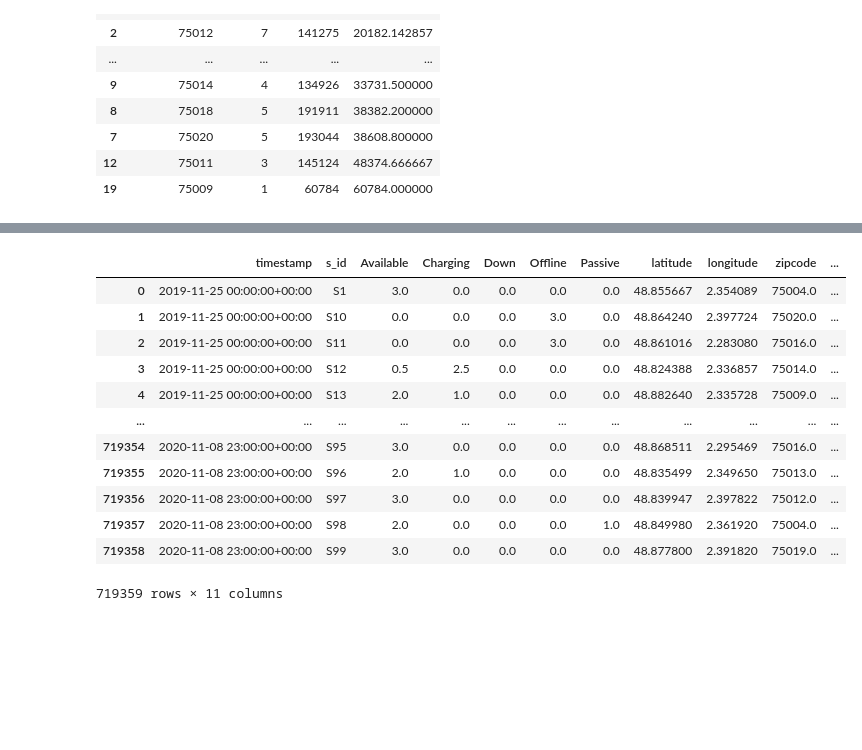
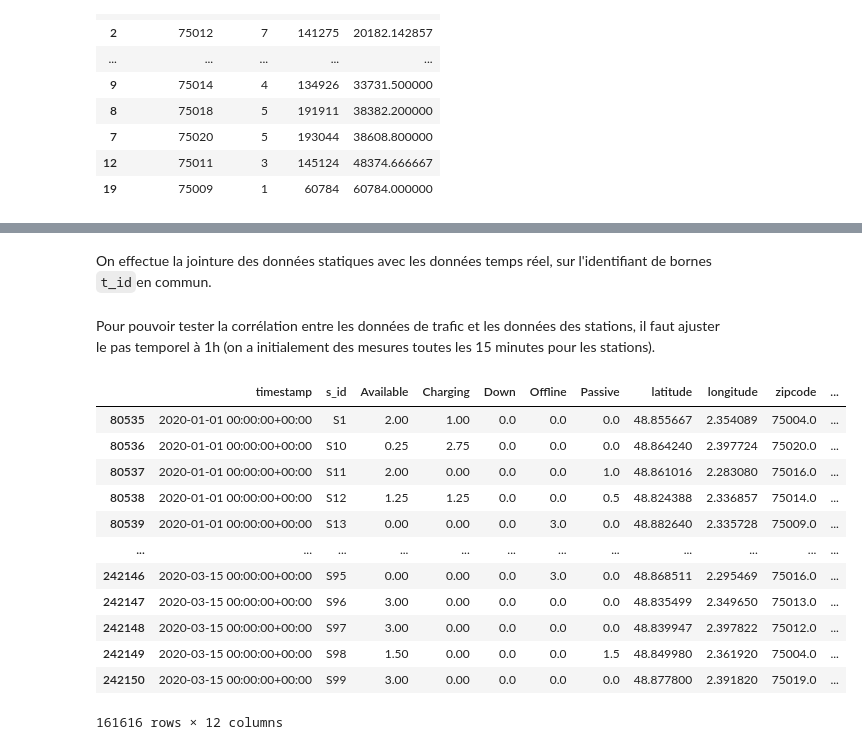
Before and after one commit to dantruski/Projet-Python-DS-Belib, a Jupyter notebook: main.ipynb, the cells around one changed output, grey strips where cells are left out. Saved outputs shown, nothing was run; the diff lists cells and outputs as text; code cells hidden in the pictures; blank space fills up the shorter version.

```diff
--- a/main.ipynb
+++ b/main.ipynb
@@ -196,4 +203,6 @@ for i in range(len(coord_stations)):
 m
 # %% [output]
 [interactive output not drawn]
+# %% [markdown]
+On effectue la jointure des données statiques avec les données temps réel, sur l'identifiant de bornes `t_id`en commun.
 # %%
@@ -218,21 +220,31 @@ merged_df = pd.merge(status_counts, df_static_s_id [['s_id', 'latitude', 'longit
+# %% [markdown]
+Pour pouvoir tester la corrélation entre les données de trafic et les données des stations, il faut ajuster le pas temporel à 1h (on a initialement des mesures toutes les 15 minutes pour les stations).
 # %%
+##Convertir les données toutes les 15 min en données par heure (comme les données de trafic)
 merged_df_grouped = merged_df.sort_values(by=['s_id', 'timestamp'])
 merged_df_grouped.set_index('timestamp', inplace=True)
-hourly_df = merged_df_grouped.groupby([pd.Grouper(freq='H'), 's_id']).mean()
-hourly_df['taux_occup']=(hourly_df['Charging']+hourly_df['Passive'])/3
+hourly_df = merged_df_grouped.groupby([pd.Grouper(freq='H'), 's_id']).mean() #on redécoupe par heure
+hourly_df['taux_occup']=(hourly_df['Charging']+hourly_df['Passive']+(2/3)*hourly_df['Offline'])/3 #taux d'occupation moyenne avec 2 chances sur 3 que "Offline" signifie "Occupé"
+hourly_df['taux_hs']=(hourly_df['Offline']+hourly_df['Down'])/3 #taux de bornes hors service : "Down" ou "Offline"
+
+#délimiter période d'étude
+debut= "2020-01-01"
+fin = "2020-03-15"
+
 hourly_df.reset_index(inplace=True)
+hourly_df = hourly_df[(hourly_df['timestamp'] >= debut) & (hourly_df['timestamp'] <= fin)]
 hourly_df
 # %% [output]
 |  | timestamp | s_id | Available | Charging | Down | Offline | Passive | latitude | longitude | zipcode | ... |
-| 0 | 2019-11-25 00:00:00+00:00 | S1 | 3.0 | 0.0 | 0.0 | 0.0 | 0.0 | 48.855667 | 2.354089 | 75004.0 | ... |
-| 1 | 2019-11-25 00:00:00+00:00 | S10 | 0.0 | 0.0 | 0.0 | 3.0 | 0.0 | 48.864240 | 2.397724 | 75020.0 | ... |
-| 2 | 2019-11-25 00:00:00+00:00 | S11 | 0.0 | 0.0 | 0.0 | 3.0 | 0.0 | 48.861016 | 2.283080 | 75016.0 | ... |
-| 3 | 2019-11-25 00:00:00+00:00 | S12 | 0.5 | 2.5 | 0.0 | 0.0 | 0.0 | 48.824388 | 2.336857 | 75014.0 | ... |
-| 4 | 2019-11-25 00:00:00+00:00 | S13 | 2.0 | 1.0 | 0.0 | 0.0 | 0.0 | 48.882640 | 2.335728 | 75009.0 | ... |
+| 80535 | 2020-01-01 00:00:00+00:00 | S1 | 2.00 | 1.00 | 0.0 | 0.0 | 0.0 | 48.855667 | 2.354089 | 75004.0 | ... |
+| 80536 | 2020-01-01 00:00:00+00:00 | S10 | 0.25 | 2.75 | 0.0 | 0.0 | 0.0 | 48.864240 | 2.397724 | 75020.0 | ... |
+| 80537 | 2020-01-01 00:00:00+00:00 | S11 | 2.00 | 0.00 | 0.0 | 0.0 | 1.0 | 48.861016 | 2.283080 | 75016.0 | ... |
+| 80538 | 2020-01-01 00:00:00+00:00 | S12 | 1.25 | 1.25 | 0.0 | 0.0 | 0.5 | 48.824388 | 2.336857 | 75014.0 | ... |
+| 80539 | 2020-01-01 00:00:00+00:00 | S13 | 0.00 | 0.00 | 0.0 | 3.0 | 0.0 | 48.882640 | 2.335728 | 75009.0 | ... |
 | ... | ... | ... | ... | ... | ... | ... | ... | ... | ... | ... | ... |
-| 719354 | 2020-11-08 23:00:00+00:00 | S95 | 3.0 | 0.0 | 0.0 | 0.0 | 0.0 | 48.868511 | 2.295469 | 75016.0 | ... |
-| 719355 | 2020-11-08 23:00:00+00:00 | S96 | 2.0 | 1.0 | 0.0 | 0.0 | 0.0 | 48.835499 | 2.349650 | 75013.0 | ... |
-| 719356 | 2020-11-08 23:00:00+00:00 | S97 | 3.0 | 0.0 | 0.0 | 0.0 | 0.0 | 48.839947 | 2.397822 | 75012.0 | ... |
-| 719357 | 2020-11-08 23:00:00+00:00 | S98 | 2.0 | 0.0 | 0.0 | 0.0 | 1.0 | 48.849980 | 2.361920 | 75004.0 | ... |
-| 719358 | 2020-11-08 23:00:00+00:00 | S99 | 3.0 | 0.0 | 0.0 | 0.0 | 0.0 | 48.877800 | 2.391820 | 75019.0 | ... |
+| 242146 | 2020-03-15 00:00:00+00:00 | S95 | 0.00 | 0.00 | 0.0 | 3.0 | 0.0 | 48.868511 | 2.295469 | 75016.0 | ... |
+| 242147 | 2020-03-15 00:00:00+00:00 | S96 | 3.00 | 0.00 | 0.0 | 0.0 | 0.0 | 48.835499 | 2.349650 | 75013.0 | ... |
+| 242148 | 2020-03-15 00:00:00+00:00 | S97 | 3.00 | 0.00 | 0.0 | 0.0 | 0.0 | 48.839947 | 2.397822 | 75012.0 | ... |
+| 242149 | 2020-03-15 00:00:00+00:00 | S98 | 1.50 | 0.00 | 0.0 | 0.0 | 1.5 | 48.849980 | 2.361920 | 75004.0 | ... |
+| 242150 | 2020-03-15 00:00:00+00:00 | S99 | 3.00 | 0.00 | 0.0 | 0.0 | 0.0 | 48.877800 | 2.391820 | 75019.0 | ... |
-719359 rows × 11 columns
+161616 rows × 12 columns
```
Also changed, not shown: parts of 7 cells of this notebook.
